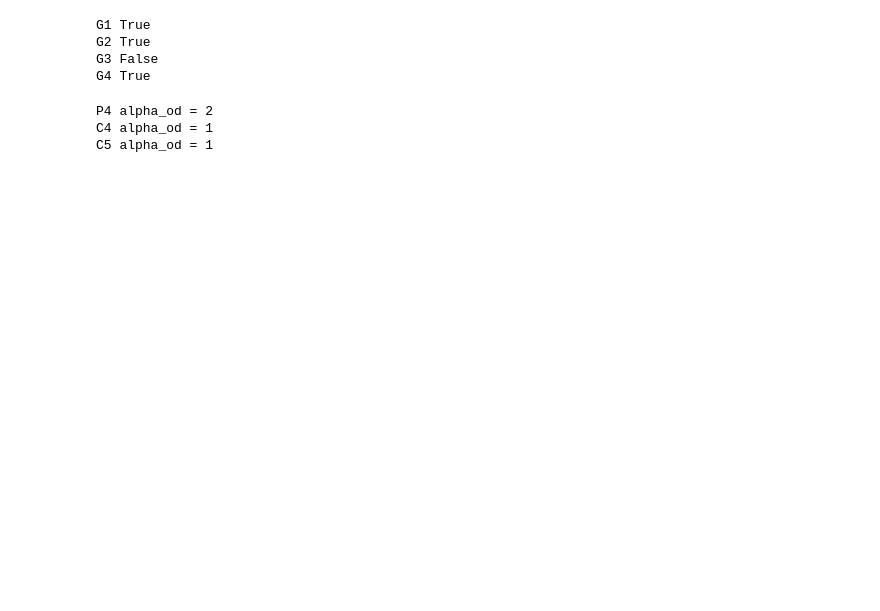
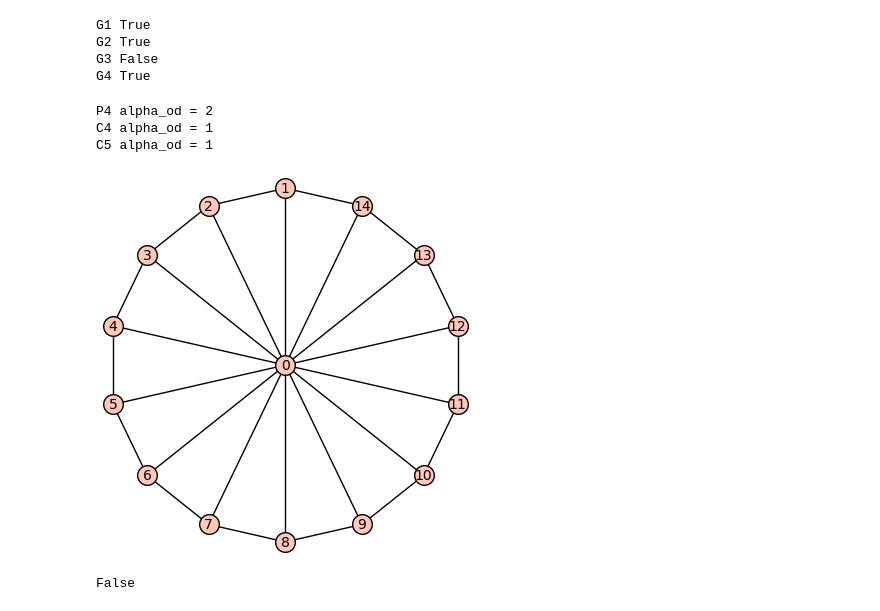
Before and after one commit to JureKra/Projekt-FP, a Jupyter notebook: main.ipynb, the cells around one changed output. Cells and saved outputs as stored; diff of their text form; code cells hidden in the pictures; blank space fills up the shorter version.

```diff
--- a/main.ipynb
+++ b/main.ipynb
@@ -219,3 +219,10 @@ for name, G in [("P4", P4), ("C4", C4), ("C5", C5)]:
 P4 alpha_od = 2
 C4 alpha_od = 1
 C5 alpha_od = 1
+# %%
+G = graphs.WheelGraph(15)
+G.show()
+G.is_circular_planar()
+# %% [output]
+[figure, added]
+False
```
Also changed, not shown: parts of 30 cells of this notebook, 1 other file.
